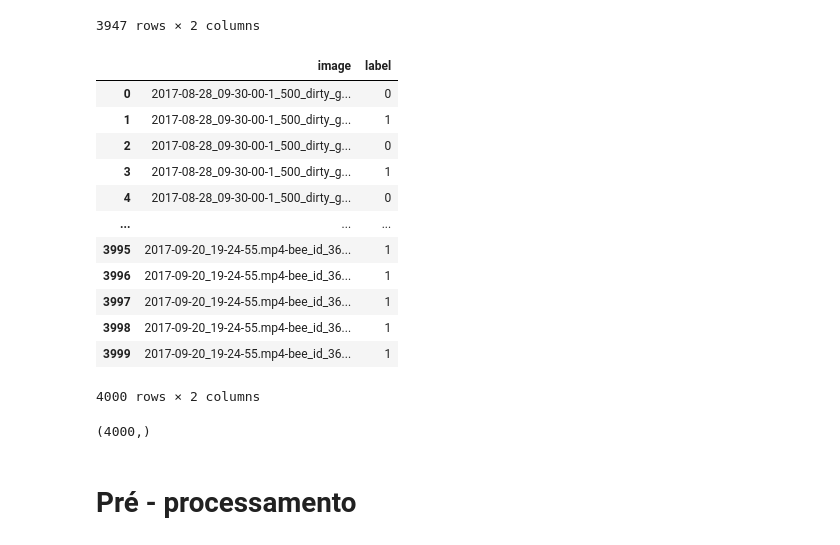
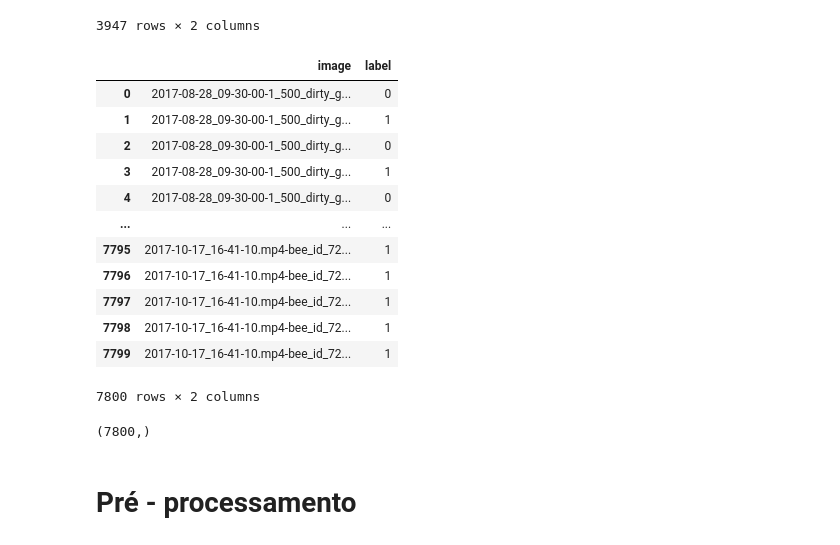
Before and after one commit to bianca-01/VarroaDetection, a Jupyter notebook: mlp_classifier/main.ipynb, the cells around one changed output. Saved outputs shown, nothing was run; the diff lists cells and outputs as text; code cells hidden in the pictures.

```diff
--- a/mlp_classifier/main.ipynb
+++ b/mlp_classifier/main.ipynb
@@ -87,29 +86,29 @@ dfInf
 | 3946 | 2017-10-17_16-41-10.mp4-bee_id_73... | 1 |
 3947 rows × 2 columns
 # %%
-dfBal = pd.concat([dfSaf.loc[:1999], dfInf.loc[:1999]])
+dfBal = pd.concat([dfSaf.loc[:3899], dfInf.loc[:3899]])
 dfBal.sort_values(by='image', inplace=True)
 dfBal.index = [i for i in range(len(dfBal))]
 dfBal
 # %% [output]
 |  | image | label |
 | 0 | 2017-08-28_09-30-00-1_500_dirty_g... | 0 |
 | 1 | 2017-08-28_09-30-00-1_500_dirty_g... | 1 |
 | 2 | 2017-08-28_09-30-00-1_500_dirty_g... | 0 |
 | 3 | 2017-08-28_09-30-00-1_500_dirty_g... | 1 |
 | 4 | 2017-08-28_09-30-00-1_500_dirty_g... | 0 |
 | ... | ... | ... |
-| 3995 | 2017-09-20_19-24-55.mp4-bee_id_36... | 1 |
-| 3996 | 2017-09-20_19-24-55.mp4-bee_id_36... | 1 |
-| 3997 | 2017-09-20_19-24-55.mp4-bee_id_36... | 1 |
-| 3998 | 2017-09-20_19-24-55.mp4-bee_id_36... | 1 |
-| 3999 | 2017-09-20_19-24-55.mp4-bee_id_36... | 1 |
+| 7795 | 2017-10-17_16-41-10.mp4-bee_id_72... | 1 |
+| 7796 | 2017-10-17_16-41-10.mp4-bee_id_72... | 1 |
+| 7797 | 2017-10-17_16-41-10.mp4-bee_id_72... | 1 |
+| 7798 | 2017-10-17_16-41-10.mp4-bee_id_72... | 1 |
+| 7799 | 2017-10-17_16-41-10.mp4-bee_id_72... | 1 |
-4000 rows × 2 columns
+7800 rows × 2 columns
 # %%
 yBal = dfBal['label'].to_numpy()
 yBal.shape
 # %% [output]
-(4000,)
+(7800,)
 # %% [markdown]
 # Pré - processamento
 # %%
```
Also changed, not shown: parts of 33 cells of this notebook.
